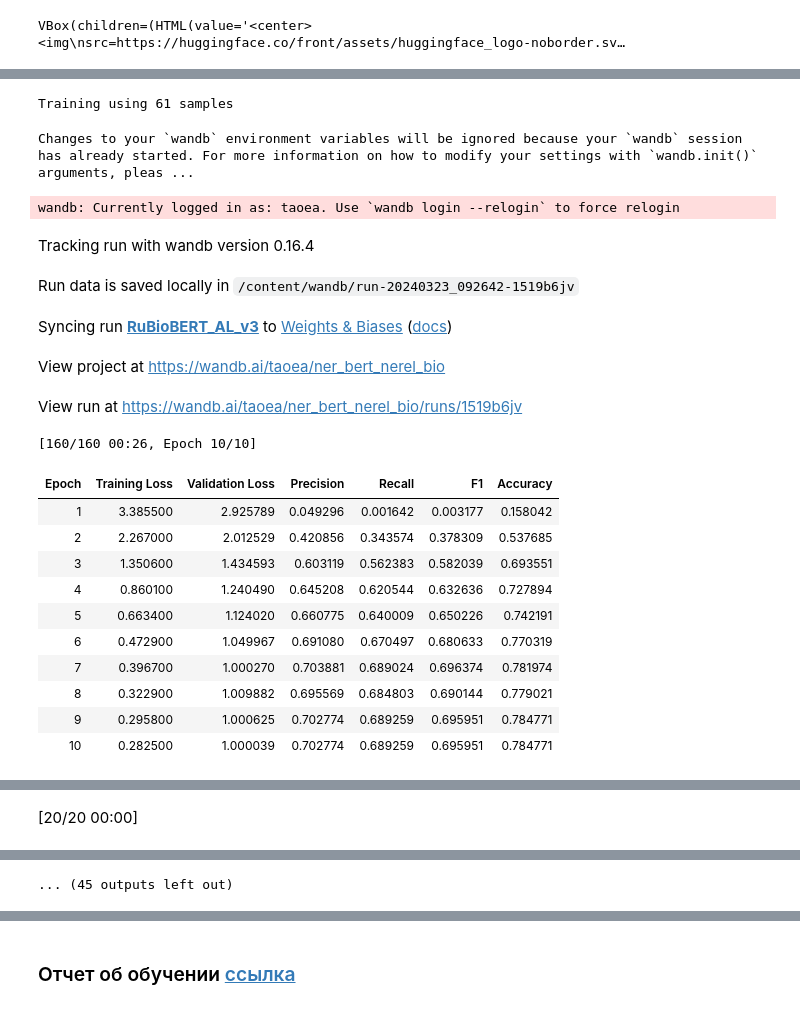
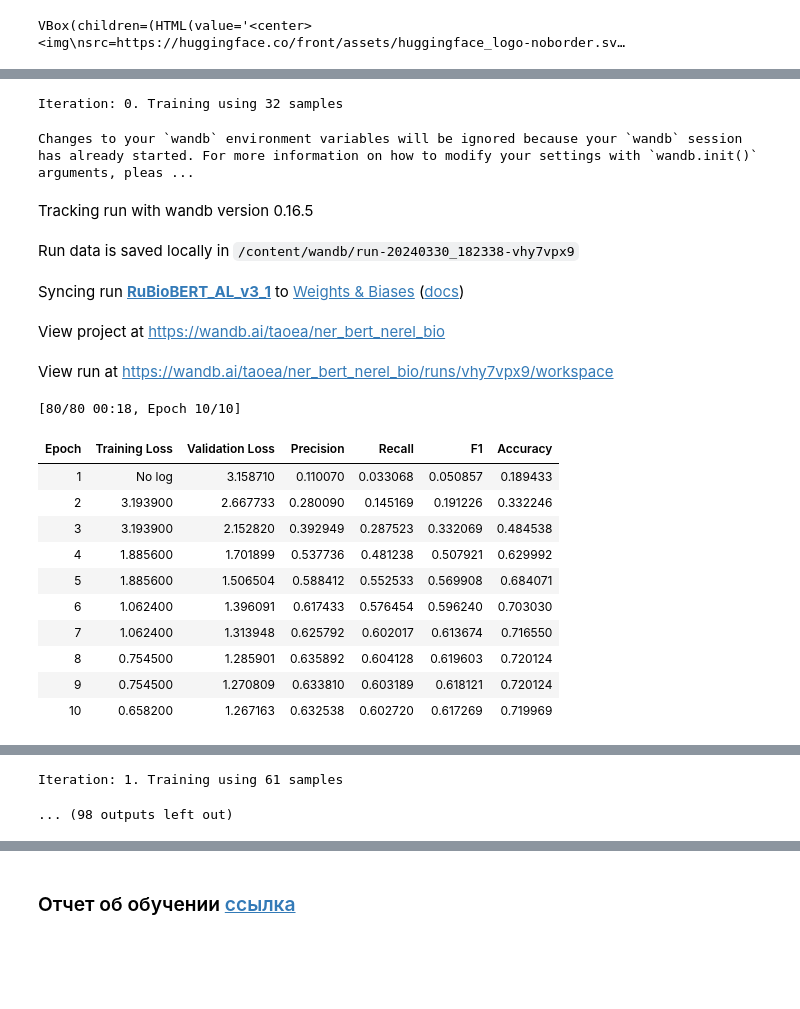
Before and after one commit to ekaterinatao/NER_biomed_domain, a Jupyter notebook: active_learning/ВКР_nerel_bio_RuBioBERT_active_learning_v3_acc_score.ipynb, the cells around one changed output, grey strips where cells are left out. Cells and saved outputs as stored; diff of their text form; code cells hidden in the pictures; blank space fills up the shorter version.

```diff
--- a/active_learning/ВКР_nerel_bio_RuBioBERT_active_learning_v3_acc_score.ipynb
+++ b/active_learning/ВКР_nerel_bio_RuBioBERT_active_learning_v3_acc_score.ipynb
@@ -46,7 +46,7 @@ class TrainingConfig:
     l_rate = 5e-05
     w_decay = 0.1
     warm_up = 0.1
-    run_name = "RuBioBERT_AL_v3"
+    run_name = "RuBioBERT_AL_v3_1"
 
 config = TrainingConfig()
 # %%
@@ -214,7 +209,7 @@ import os
 os.environ["WANDB_PROJECT"]="ner_bert_nerel_bio"
 # %%
 def train_and_predict(
-    train_dataset, eval_dataset, test_dataset,
+    al_train_dataset, eval_dataset, al_test_dataset, test_dataset,
     model, tokenizer, data_collator, compute_metrics
 ):
     "Функция для тренировки модели, сохранения метрик и предсказаний"
@@ -240,26 +235,29 @@ def train_and_predict(
         logging_steps=16,
         run_name=config.run_name,
     )
-
+    metrics = {}
     trainer = Trainer(
         model=model,
         args=training_args,
-        train_dataset=train_dataset,
+        train_dataset=al_train_dataset,
         eval_dataset=eval_dataset,
         tokenizer=tokenizer,
         data_collator=data_collator,
         compute_metrics=compute_metrics,
     )
-
     train_result = trainer.train()
-    test_predictions = trainer.predict(
-        test_dataset, metric_key_prefix="pred"
-    )
-    metrics = {}
     metrics['train_loss'] = train_result.metrics['train_loss']
     metrics.update(trainer.evaluate(eval_dataset))
+    if al_test_dataset.num_rows > 0:
+        al_test_predictions = trainer.predict(
+            al_test_dataset, metric_key_prefix="pred"
+        )
+        probas = al_test_predictions.predictions
+        metrics.update(al_test_predictions.metrics)
+    else:
+        probas = None
+    test_predictions = trainer.predict(test_dataset, metric_key_prefix="test")
     metrics.update(test_predictions.metrics)
-    probas = test_predictions.predictions
 
     return metrics, probas, trainer
 # %%
@@ -282,16 +280,17 @@ def run_active_learning(
 
     for iter in range(al_iters):
         train_size = train_dataset.num_rows
-        print(f'Training using {train_size} samples')
+        print(f'\nIteration: {iter}. Training using {train_size} samples')
 
         eval_metrics, test_predictions, trainer = train_and_predict(
-            train_dataset, dataset['valid'], test_dataset,
+            train_dataset, dataset['valid'], test_dataset, dataset['test'],
             model, tokenizer, data_collator, compute_metrics
         )
 
-        all_metrics[f'{iter}'] = {'metrics': eval_metrics, 'train_size': train_size}
+        all_metrics[f'{iter}'] = {'train_size': train_size, 'metrics': eval_metrics}
 
         if test_dataset.num_rows >= choose_tokens:
+            assert test_predictions is not None, "test_predictions is None, must be array"
             new_args = choose_samples_accuracy(test_predictions, choose_tokens, test_dataset)
             new_train_samples = test_dataset.select(new_args)
             extended_train_dataset = concatenate_datasets(
@@ -306,30 +305,28 @@ def run_active_learning(
     return all_metrics, trainer
 # %%
 metrics, trainer = run_active_learning(
-    dataset=tokenized_dataset, al_iters=10, init_train_size=0.1, choose_tokens=61,
+    dataset=tokenized_dataset, al_iters=21, init_train_size=0.053, choose_tokens=29,
     model=model, tokenizer=tokenizer,
     data_collator=data_collator, compute_metrics=compute_metrics
 )
 # %% [output]
-Training using 61 samples
+Iteration: 0. Training using 32 samples
 Changes to your `wandb` environment variables will be ignored because your `wandb` session has already started. For more information on how to modify your settings with `wandb.init()` arguments, pleas ...
-wandb: Currently logged in as: taoea. Use `wandb login --relogin` to force relogin
-Tracking run with wandb version 0.16.4
+Tracking run with wandb version 0.16.5
-Run data is saved locally in /content/wandb/run-20240323_092642-1519b6jv
+Run data is saved locally in /content/wandb/run-20240330_182338-vhy7vpx9
-Syncing run RuBioBERT_AL_v3 to Weights & Biases (docs)
+Syncing run RuBioBERT_AL_v3_1 to Weights & Biases (docs)
 View project at https://wandb.ai/taoea/ner_bert_nerel_bio
-View run at https://wandb.ai/taoea/ner_bert_nerel_bio/runs/1519b6jv
+View run at https://wandb.ai/taoea/ner_bert_nerel_bio/runs/vhy7vpx9/workspace
-[160/160 00:26, Epoch 10/10]
+[80/80 00:18, Epoch 10/10]
 | Epoch | Training Loss | Validation Loss | Precision | Recall | F1 | Accuracy |
-| 1 | 3.385500 | 2.925789 | 0.049296 | 0.001642 | 0.003177 | 0.158042 |
-| 2 | 2.267000 | 2.012529 | 0.420856 | 0.343574 | 0.378309 | 0.537685 |
-| 3 | 1.350600 | 1.434593 | 0.603119 | 0.562383 | 0.582039 | 0.693551 |
-| 4 | 0.860100 | 1.240490 | 0.645208 | 0.620544 | 0.632636 | 0.727894 |
-| 5 | 0.663400 | 1.124020 | 0.660775 | 0.640009 | 0.650226 | 0.742191 |
-| 6 | 0.472900 | 1.049967 | 0.691080 | 0.670497 | 0.680633 | 0.770319 |
-| 7 | 0.396700 | 1.000270 | 0.703881 | 0.689024 | 0.696374 | 0.781974 |
-| 8 | 0.322900 | 1.009882 | 0.695569 | 0.684803 | 0.690144 | 0.779021 |
-| 9 | 0.295800 | 1.000625 | 0.702774 | 0.689259 | 0.695951 | 0.784771 |
-| 10 | 0.282500 | 1.000039 | 0.702774 | 0.689259 | 0.695951 | 0.784771 |
+| 1 | No log | 3.158710 | 0.110070 | 0.033068 | 0.050857 | 0.189433 |
+| 2 | 3.193900 | 2.667733 | 0.280090 | 0.145169 | 0.191226 | 0.332246 |
+| 3 | 3.193900 | 2.152820 | 0.392949 | 0.287523 | 0.332069 | 0.484538 |
+| 4 | 1.885600 | 1.701899 | 0.537736 | 0.481238 | 0.507921 | 0.629992 |
+| 5 | 1.885600 | 1.506504 | 0.588412 | 0.552533 | 0.569908 | 0.684071 |
+| 6 | 1.062400 | 1.396091 | 0.617433 | 0.576454 | 0.596240 | 0.703030 |
+| 7 | 1.062400 | 1.313948 | 0.625792 | 0.602017 | 0.613674 | 0.716550 |
+| 8 | 0.754500 | 1.285901 | 0.635892 | 0.604128 | 0.619603 | 0.720124 |
+| 9 | 0.754500 | 1.270809 | 0.633810 | 0.603189 | 0.618121 | 0.720124 |
+| 10 | 0.658200 | 1.267163 | 0.632538 | 0.602720 | 0.617269 | 0.719969 |
 [interactive output not drawn]
-[20/20 00:00]
@@ -336,4 +334,5 @@ View run at https://wandb.ai/taoea/ner_bert_nerel_bio/runs/1519b6jv
+Iteration: 1. Training using 61 samples
-... (45 outputs left out)
+... (98 outputs left out)
 # %%
 wandb.finish()
 # %% [output]
```
Also changed, not shown: parts of 12 cells of this notebook.
